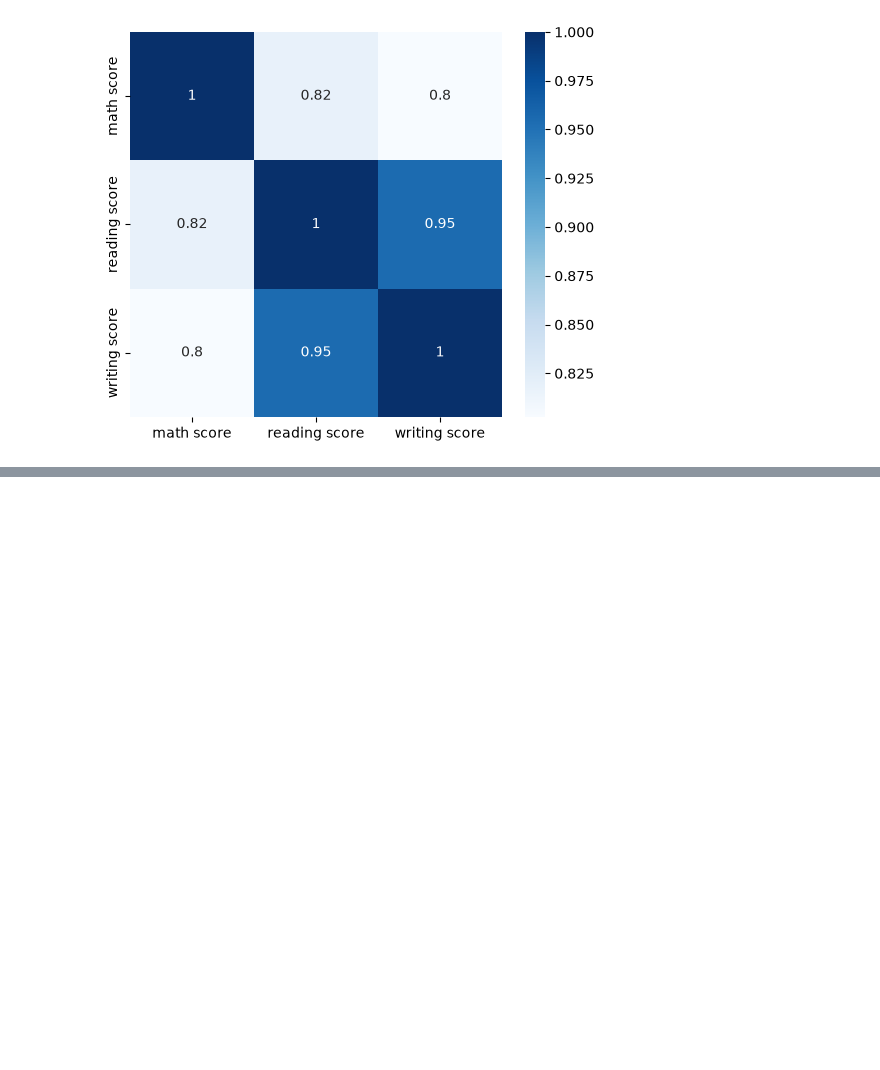
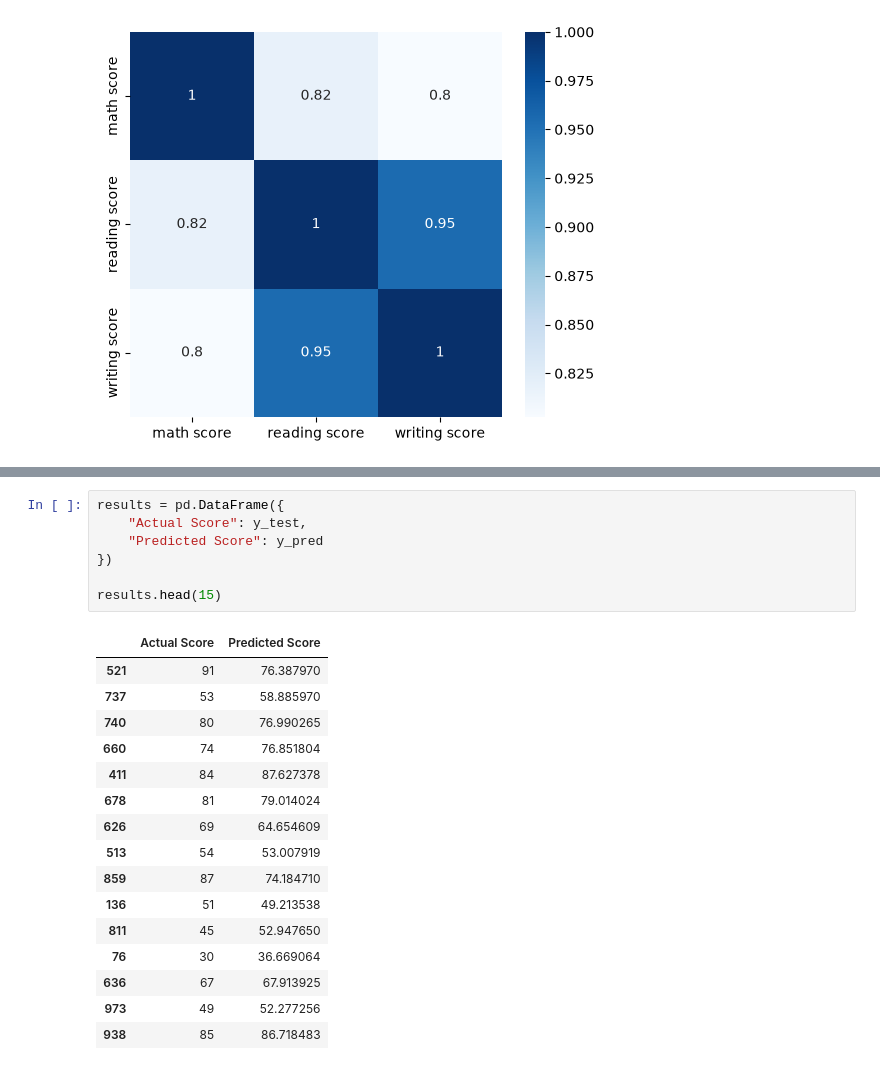
Before and after one commit to Ai-MAFlutter/Student-Performance-Prediction, a Jupyter notebook: notebooks/Student_Performance_Prediction.ipynb, the cells around one changed output, grey strips where cells are left out. Cells and saved outputs as stored; diff of their text form; blank space fills up the shorter version.

```diff
--- a/Student_Performance_Prediction.ipynb
+++ b/notebooks/Student_Performance_Prediction.ipynb
@@ -172,0 +242,24 @@ plt.show()
+# %%
+results = pd.DataFrame({
+    "Actual Score": y_test,
+    "Predicted Score": y_pred
+})
+
+results.head(15)
+# %% [output]
+|  | Actual Score | Predicted Score |
+| 521 | 91 | 76.387970 |
+| 737 | 53 | 58.885970 |
+| 740 | 80 | 76.990265 |
+| 660 | 74 | 76.851804 |
+| 411 | 84 | 87.627378 |
+| 678 | 81 | 79.014024 |
+| 626 | 69 | 64.654609 |
+| 513 | 54 | 53.007919 |
+| 859 | 87 | 74.184710 |
+| 136 | 51 | 49.213538 |
+| 811 | 45 | 52.947650 |
+| 76 | 30 | 36.669064 |
+| 636 | 67 | 67.913925 |
+| 973 | 49 | 52.277256 |
+| 938 | 85 | 86.718483 |
```
Also changed, not shown: parts of 16 cells of this notebook, 7 other files.
